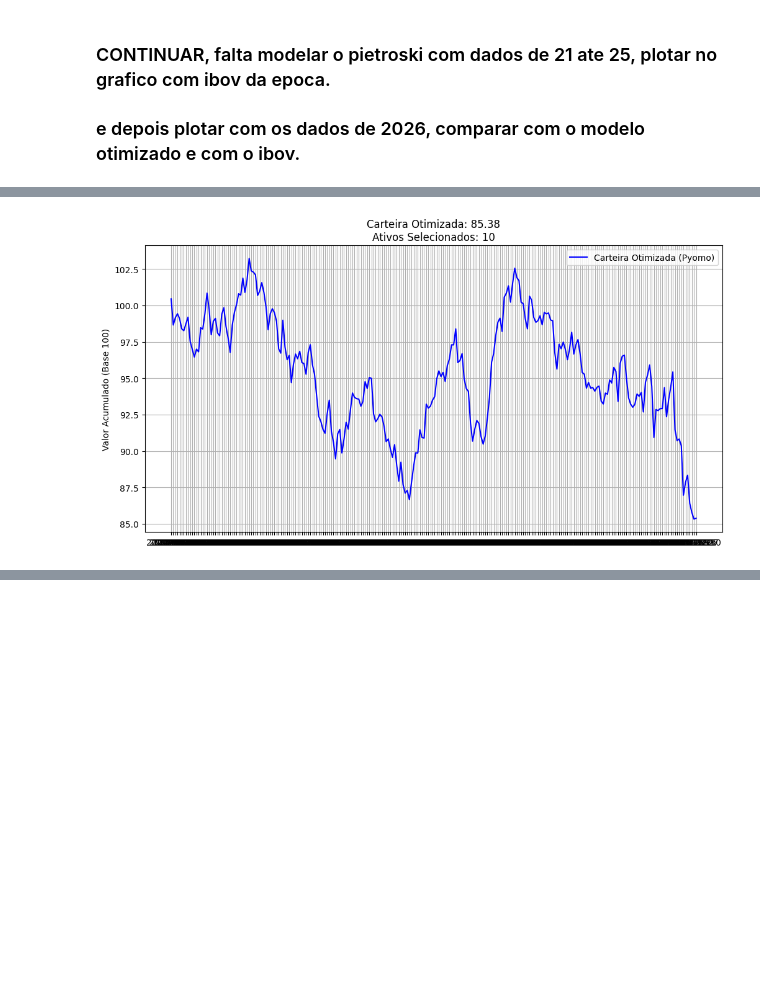
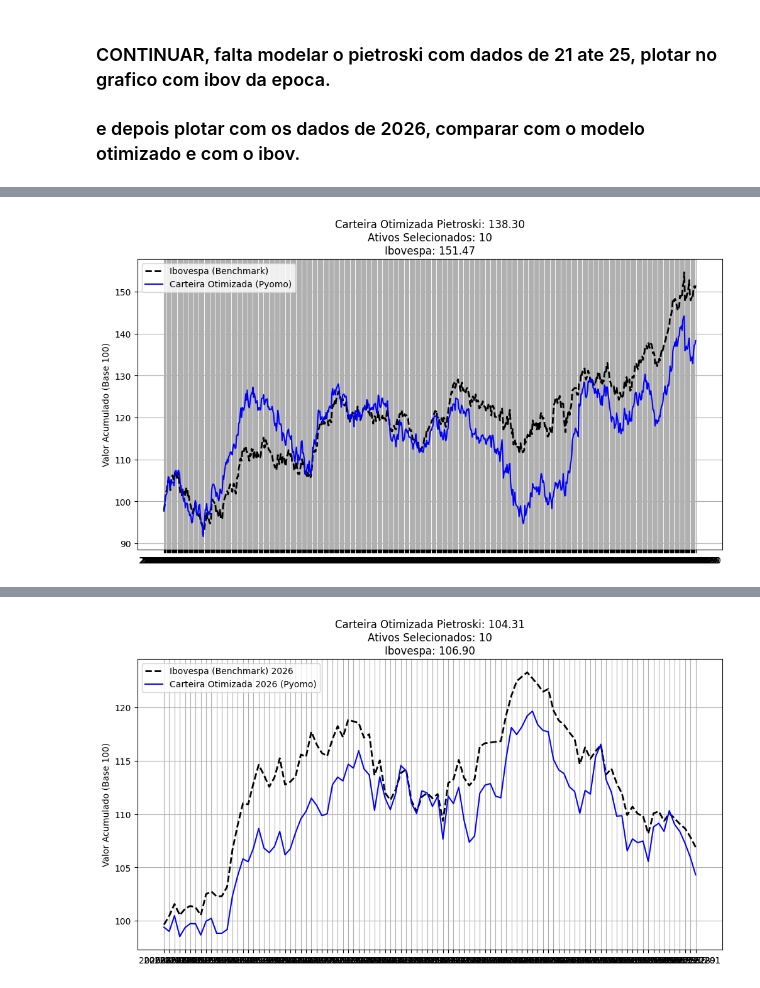
Before and after one commit to JoaoNogaroli/mestrado, a Jupyter notebook: Disciplina-atellier/aula 02-06-2026/app_otimizacao_carteira_magic_formula.ipynb, the cells around one changed output, grey strips where cells are left out. Saved outputs shown, nothing was run; the diff lists cells and outputs as text; code cells hidden in the pictures; blank space fills up the shorter version.

```diff
--- a/Disciplina-atellier/aula 02-06-2026/app_otimizacao_carteira_magic_formula.ipynb
+++ b/Disciplina-atellier/aula 02-06-2026/app_otimizacao_carteira_magic_formula.ipynb
@@ -444,15 +455,15 @@ model_pietroski_1 = pyo.ConcreteModel()
 #variavel x para peso, y para cardinalidade
 
 #--------------------
-model_pietroski_1.nome_ativos = pyo.Set(initialize = dados_retorno_2024.columns)
-model_pietroski_1.ativos = pyo.RangeSet(0, len(dados_retorno_2024.columns)-1)
-model_pietroski_1.dias = pyo.RangeSet(0, len(dados_retorno_2024)-1)
-model_pietroski_1.retornos_ativos = pyo.Param(model_pietroski_1.dias, model_pietroski_1.ativos, initialize=lambda model,dia, ativo: dados_retorno_2024.iloc[dia, ativo])
-# model_pietroski_1.retornos_ibov = pyo.Param(model_pietroski_1.dias, initialize=lambda model,dia: dados_retorno_2024['IBOV'].iloc[dia])
+model_pietroski_1.nome_ativos = pyo.Set(initialize = dados_retorno_2023_2025.columns)
+model_pietroski_1.ativos = pyo.RangeSet(0, len(dados_retorno_2023_2025.columns)-1)
+model_pietroski_1.dias = pyo.RangeSet(0, len(dados_retorno_2023_2025)-1)
+model_pietroski_1.retornos_ativos = pyo.Param(model_pietroski_1.dias, model_pietroski_1.ativos, initialize=lambda model,dia, ativo: dados_retorno_2023_2025.iloc[dia, ativo])
+# model_pietroski_1.retornos_ibov = pyo.Param(model_pietroski_1.dias, initialize=lambda model,dia: dados_retorno_2023_2025['IBOV'].iloc[dia])
 model_pietroski_1.theta = pyo.Param(initialize=vb_theta)
 
 #Score do ano anterior utilizado pra frente
-model_pietroski_1.score = pyo.Param(model_pietroski_1.ativos, initialize=lambda model, ativo: score_2023_ativos_pietroski[ativo])
+model_pietroski_1.score = pyo.Param(model_pietroski_1.ativos, initialize=lambda model, ativo: dfscores_pietroski.iloc[ativo, 0])
 
 model_pietroski_1.cardinalidade_valor_max = pyo.Param(initialize=vb_cardinalidade_max)
 model_pietroski_1.cardinalidade_valor_min = pyo.Param(initialize=vb_cardinalidade_min)
@@ -465,7 +476,7 @@ model_pietroski_1.y = pyo.Var(model_pietroski_1.ativos, within=pyo.Binary)
 # # Teste, tentar fazer o modelo descobrir melhor quantidade de ativos na carteira.
 # model_pietroski_1.card_valor = pyo.Var(within=pyo.NonNegativeIntegers, bounds=(vb_cardinalidade_min, vb_cardinalidade_max))
 
-# Definindo função objetivo
+    # Definindo função objetivo
 # a ideia na primeira parte é reduzir o erro quadrático
 def func_objetivo_1(model):
 
@@ -544,7 +555,7 @@ CPLEX> Incumbent solution written to file 'C:\Users\joaon\AppData\Local\Temp\tmp
 CPLEX> -------FIM----------
 # %%
 lista_grande_pietroski_1 = []
-for numero in range(len(dados_retorno_2024.columns)):
+for numero in range(len(dados_retorno_2023_2025.columns)):
     peso_ativo = pyo.value(model_pietroski_1.x[numero])
     ativado = pyo.value(model_pietroski_1.y[numero])
 
@@ -555,7 +566,7 @@ print(vb_cardinalidade_min)
 print(vb_cardinalidade_max)
 # print('cardinalidade escolhida: ',pyo.value(model_pietroski_1.card_valor))
 
-final_pietroski_1 = pd.DataFrame(lista_grande_pietroski_1, columns=["peso_ativo","ativado"], index=dados_retorno_2024.columns)
+final_pietroski_1 = pd.DataFrame(lista_grande_pietroski_1, columns=["peso_ativo","ativado"], index=dados_retorno_2023_2025.columns)
 print(len(final_pietroski_1[final_pietroski_1['ativado']!=0]))
 print(final_pietroski_1[final_pietroski_1['ativado']!=0])
 # %% [output]
@@ -577,32 +588,67 @@ VIVA3.SA         0.15      1.0
 # %%
 df_final_pietroski_1 = final_pietroski_1[final_pietroski_1['ativado']!=0]
-print(df_final_pietroski_1.head(20))
-ativos_selecionados = df_final_pietroski_1.index
-retornos_carteira= dados_retorno_2024[ativos_selecionados]
+print(df_final_pietroski_1.head(30))
+ativos_selecionados_pietroski_1 = df_final_pietroski_1.index
+retornos_carteira_ativos_selecionados_pietroski_1= dados_retorno_2023_2025[ativos_selecionados_pietroski_1]
 
-carteira_otimizada = (retornos_carteira*df_final_pietroski_1['peso_ativo']).sum(axis=1)
-carteira_otimizada = 1 + carteira_otimizada
+carteira_otimizada_pietroski_1 = (retornos_carteira_ativos_selecionados_pietroski_1*df_final_pietroski_1['peso_ativo']).sum(axis=1)
+carteira_otimizada_pietroski_1 = 1 + carteira_otimizada_pietroski_1
+
+
+
 
 # 3. Transformar em Retorno Acumulado (Base 100)
-acum_otimizado = (carteira_otimizada).cumprod() * 100
+acum_otimizado_pietroski_1 = (carteira_otimizada_pietroski_1).cumprod() * 100
 # acum_equi = (carteira_equi).cumprod() * 100
 # acum_ibov = (1 + retornos_ibov_primeira_metade['IBOV']).cumprod() * 100
+acum_ibov = (1 + dados_retorno_ibov_2023_2025).cumprod() * 100
 
-print(acum_otimizado[-1])
-# print(acum_equi[-1])
-# print(acum_ibov[-1])
+print(acum_otimizado_pietroski_1.iloc[-1])
+# print(acum_equi.iloc[-1])
+print(acum_ibov['IBOV'].iloc[-1])
+
+print(("="*80))
+print("Comportamento da carteira em de 2023 - 2025")
+print(("="*80))
 
 # 4. Plotar o Gráfico
 plt.figure(figsize=(12, 6))
-# plt.plot(acum_ibov, label='Ibovespa (Benchmark)', color='black', linewidth=2, linestyle='--')
-plt.plot(acum_otimizado, label='Carteira Otimizada (Pyomo)', color='blue')
+plt.plot(acum_ibov, label='Ibovespa (Benchmark)', color='black', linewidth=2, linestyle='--')
+plt.plot(acum_otimizado_pietroski_1, label='Carteira Otimizada (Pyomo)', color='blue')
 # plt.plot(acum_equi, label='Carteira Equiponderada', color='red', alpha=0.5)
 
-texto = f"Carteira Otimizada: {acum_otimizado[-1]:.2f}\nAtivos Selecionados: {len(ativos_selecionados)}"
+texto = f"Carteira Otimizada Pietroski: {acum_otimizado_pietroski_1.iloc[-1]:.2f}\nAtivos Selecionados: {len(ativos_selecionados_pietroski_1)}\nIbovespa: {acum_ibov['IBOV'].iloc[-1]:.2f}"
 # plt.title('Comparação de Performance: Index Tracking (10 ativos)')
 plt.title(texto)
 plt.ylabel('Valor Acumulado (Base 100)')
 plt.legend()
 plt.grid(True)
 plt.show()
+
+
+print(("="*80))
+print("Comportamento da carteira em 2026")
+print(("="*80))
+
+retornos_carteira_2026__pietroski_1 = dados_retorno_2026[ativos_selecionados_pietroski_1]
+carteira_otimizada_2026_pietroski_1 = (retornos_carteira_2026__pietroski_1*df_final_pietroski_1['peso_ativo']).sum(axis=1)
+carteira_otimizada_2026_pietroski_1 = 1 + carteira_otimizada_2026_pietroski_1
+acum_otimizado_2026_pietroski_1 = (carteira_otimizada_2026_pietroski_1).cumprod() * 100
+
+acum_ibov_2026 = (1 + dados_retorno_ibov_2026).cumprod() * 100
+
+
+# 4. Plotar o Gráfico
+plt.figure(figsize=(12, 6))
+plt.plot(acum_ibov_2026, label='Ibovespa (Benchmark) 2026', color='black', linewidth=2, linestyle='--')
+plt.plot(acum_otimizado_2026_pietroski_1, label='Carteira Otimizada 2026 (Pyomo)', color='blue')
+# plt.plot(acum_equi, label='Carteira Equiponderada', color='red', alpha=0.5)
+
+texto = f"Carteira Otimizada Pietroski: {acum_otimizado_2026_pietroski_1.iloc[-1]:.2f}\nAtivos Selecionados: {len(ativos_selecionados_pietroski_1)}\nIbovespa: {acum_ibov_2026['IBOV'].iloc[-1]:.2f}"
+# plt.title('Comparação de Performance: Index Tracking (10 ativos)')
+plt.title(texto)
+plt.ylabel('Valor Acumulado (Base 100)')
+plt.legend()
+plt.grid(True)
+plt.show()
 # %% [output]
@@ -621 +671 @@ VIVA3.SA         0.15      1.0
-[figure, old version]
+[figure, new version]
@@ -621,0 +675 @@ VIVA3.SA         0.15      1.0
+[figure, added]
```
Also changed, not shown: parts of 15 cells of this notebook, 1 other file.
